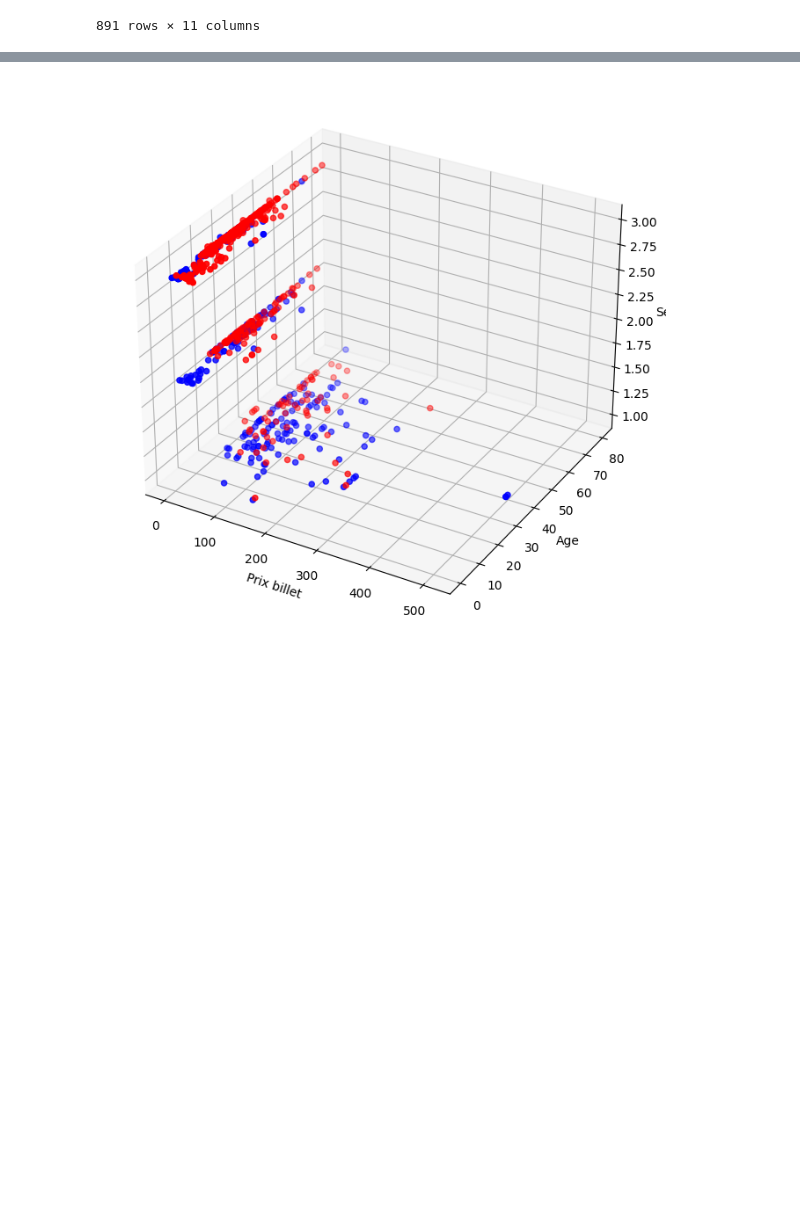
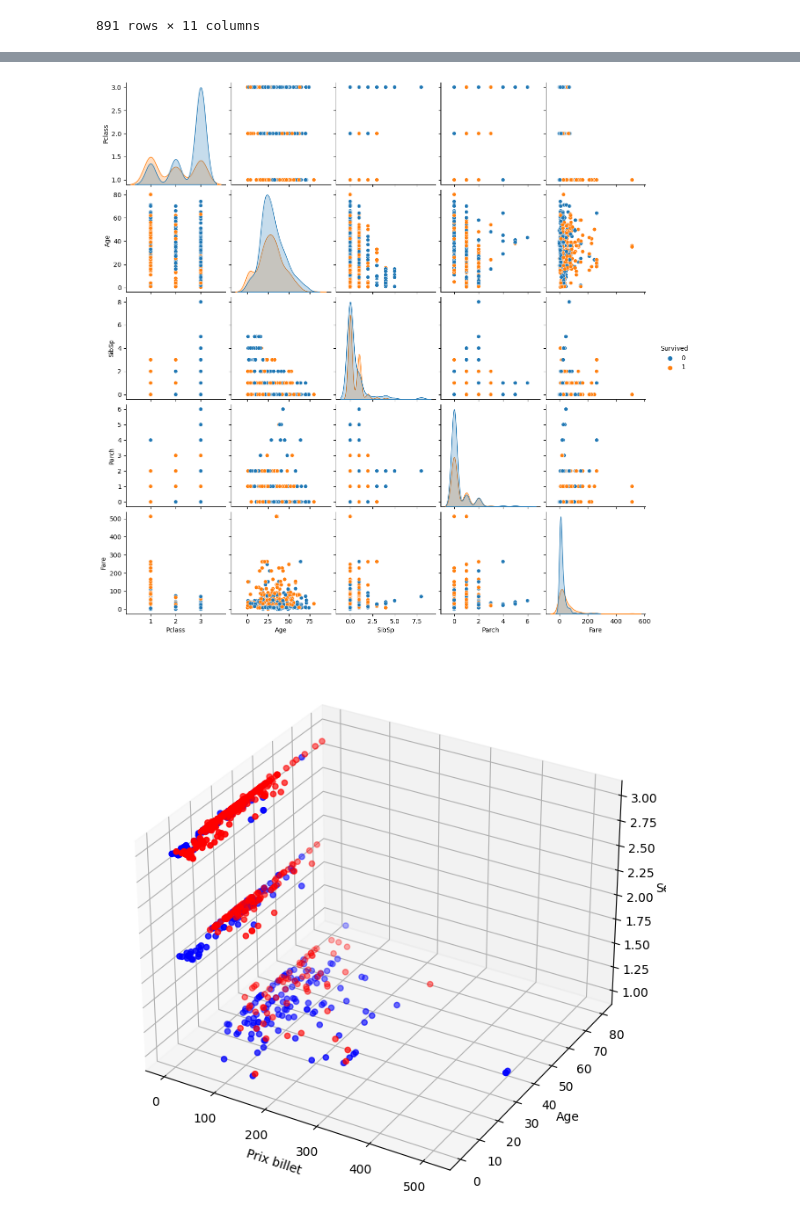
Before and after one commit to julienAboutard/Titanic-AI, a Jupyter notebook: Titanic.ipynb, the cells around one changed output, grey strips where cells are left out. Drawn from its saved outputs; the diff is of its cells as text; code cells hidden in the pictures; blank space fills up the shorter version.

```diff
--- a/Titanic.ipynb
+++ b/Titanic.ipynb
@@ -124,3 +126,8 @@ survived_df
+# %%
+sns.pairplot(titanic_df, hue='Survived')
+plt.show()
+# %% [output]
+[figure, added]
 # %%
 fig=plt.figure(figsize=(10,8))
 ax=fig.add_subplot(projection='3d')
```
Also changed, not shown: parts of 8 cells of this notebook.
